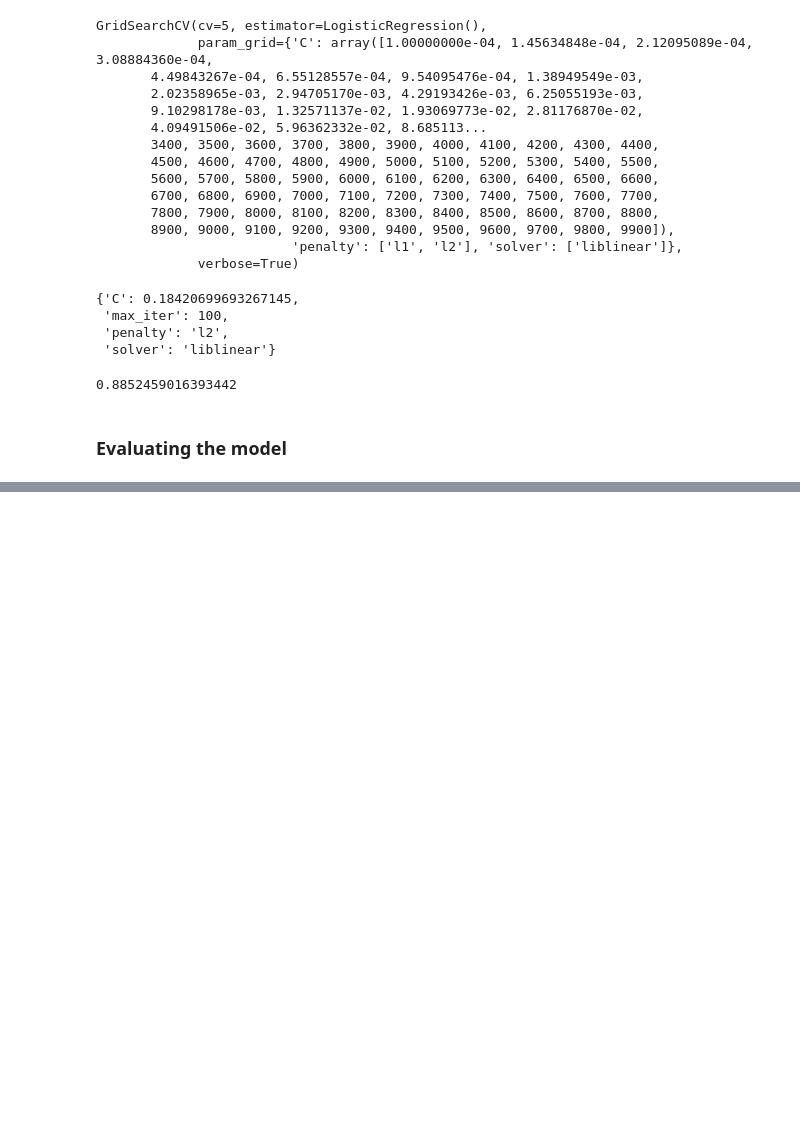
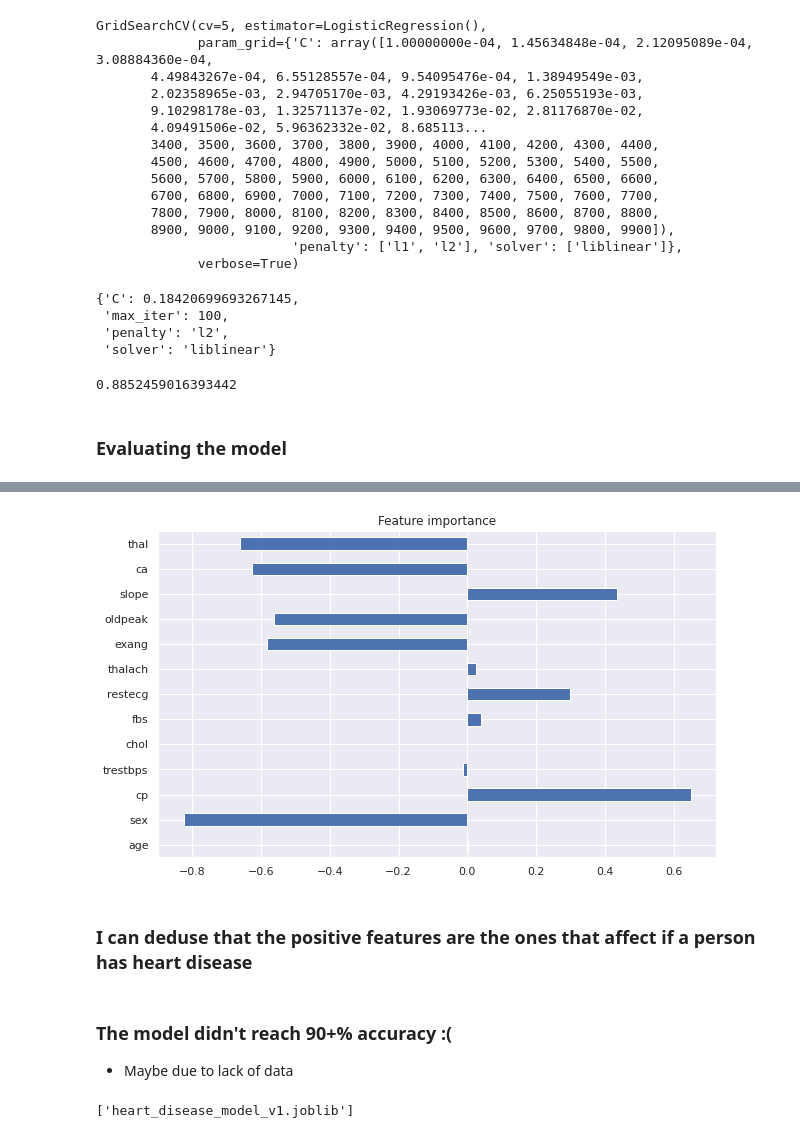
Before and after one commit to A1DS19/heart-desease-detector-classifier, a Jupyter notebook: heart-disease-classification.ipynb, the cells around one changed output, grey strips where cells are left out. Saved outputs shown, nothing was run; the diff lists cells and outputs as text; code cells hidden in the pictures; blank space fills up the shorter version.

Commit message:
Feature importance model export v1

```diff
--- a/heart-disease-classification.ipynb
+++ b/heart-disease-classification.ipynb
@@ -539,0 +555,2 @@ cv_metrics.T.plot.barh(title='CV classification metrics', legend=False);
+# %%
+model.fit(X_train, y_train)
@@ -539,0 +566,3 @@ cv_metrics.T.plot.barh(title='CV classification metrics', legend=False);
+# %%
+feature_dict = dict(zip(heart_disease.columns, list(model.coef_[0])))
+feature_dict
@@ -539,0 +583,19 @@ cv_metrics.T.plot.barh(title='CV classification metrics', legend=False);
+# %%
+#visualize feature importance
+feature_df = pd.DataFrame(feature_dict, index=[0])
+feature_df.T.plot.barh(title='Feature importance', legend=False, figsize=(10, 6));
+# %% [output]
+[figure, added]
+# %% [markdown]
+### I can deduse that the positive features are the ones that affect if a person has heart disease
+# %% [markdown]
+### The model didn't reach 90+% accuracy :(
+
+* Maybe due to lack of data
+# %%
+#save model
+from joblib import dump, load
+
+dump(gsv_lr, 'heart_disease_model_v1.joblib')
+# %% [output]
+['heart_disease_model_v1.joblib']
```
Also changed, not shown: parts of 29 cells of this notebook, 1 other file.
